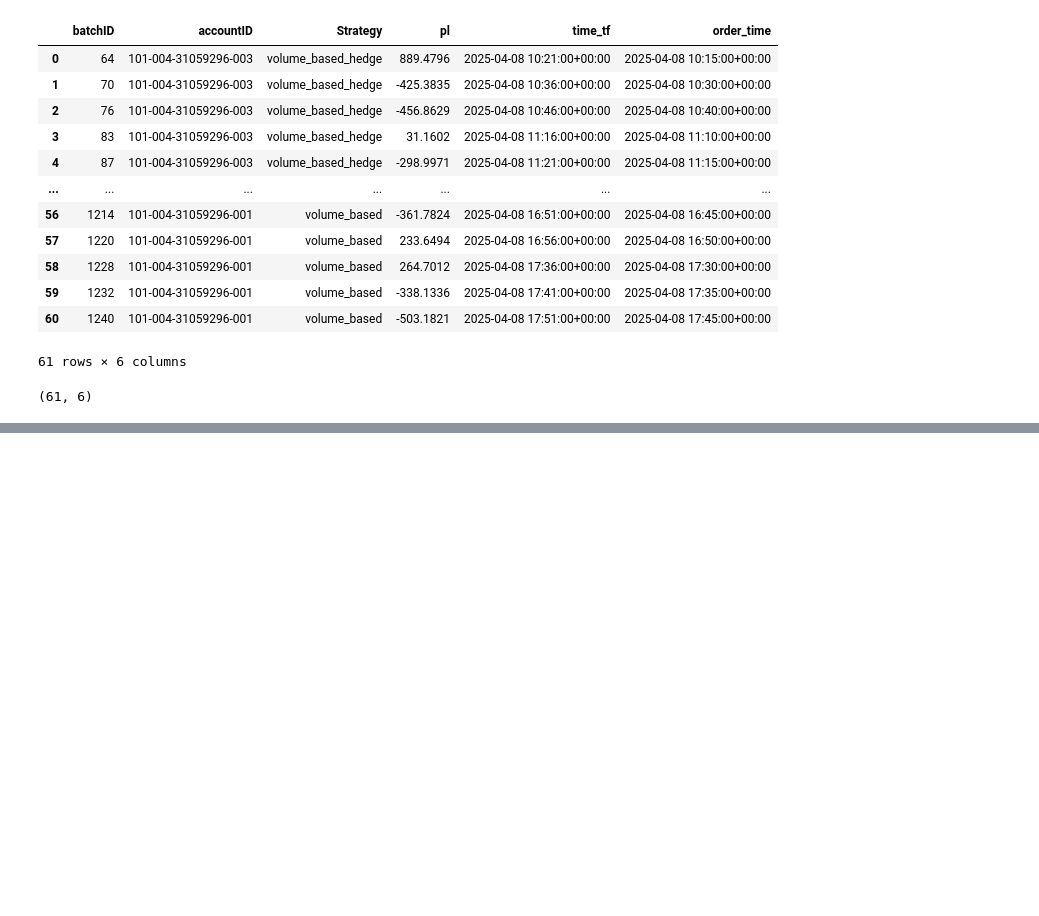
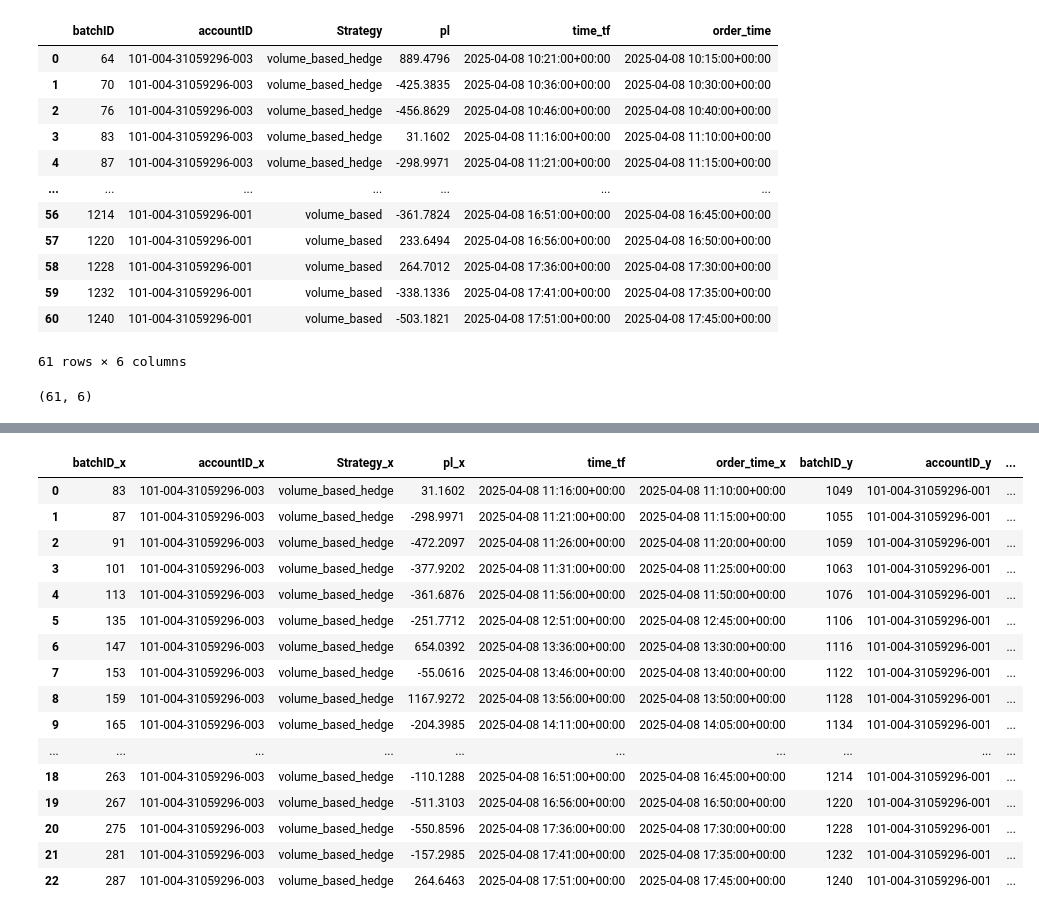
Before and after one commit to vgupta2710/Equity-Plans, a Jupyter notebook: deepnote/Data_Importer/3. Forex PnL.ipynb, the cells around one changed output, grey strips where cells are left out. Drawn from its saved outputs; the diff is of its cells as text; code cells hidden in the pictures; blank space fills up the shorter version.

```diff
--- a/deepnote/Data_Importer/3. Forex PnL.ipynb
+++ b/deepnote/Data_Importer/3. Forex PnL.ipynb
@@ -74,7 +74,7 @@ trans_orders.shape
 # %% [output]
 (61, 6)
 # %%
-pd.merge(
+strategy_agg=pd.merge(
     trans_orders[trans_orders['accountID']=='101-004-31059296-003'],
     trans_orders[trans_orders['accountID']=='101-004-31059296-001'],
-    on = 'time_tf').columns
+    on = 'time_tf')
@@ -85,0 +89,20 @@ Index(['batchID_x', 'accountID_x', 'Strategy_x', 'pl_x', 'time_tf',
+# %%
+strategy_agg[strategy_agg['time_tf'].dt.date == strategy_agg['time_tf'].dt.date.max()]
+# %% [output]
+|  | batchID_x | accountID_x | Strategy_x | pl_x | time_tf | order_time_x | batchID_y | accountID_y | ... |
+| 0 | 83 | 101-004-31059296-003 | volume_based_hedge | 31.1602 | 2025-04-08 11:16:00+00:00 | 2025-04-08 11:10:00+00:00 | 1049 | 101-004-31059296-001 | ... |
+| 1 | 87 | 101-004-31059296-003 | volume_based_hedge | -298.9971 | 2025-04-08 11:21:00+00:00 | 2025-04-08 11:15:00+00:00 | 1055 | 101-004-31059296-001 | ... |
+| 2 | 91 | 101-004-31059296-003 | volume_based_hedge | -472.2097 | 2025-04-08 11:26:00+00:00 | 2025-04-08 11:20:00+00:00 | 1059 | 101-004-31059296-001 | ... |
+| 3 | 101 | 101-004-31059296-003 | volume_based_hedge | -377.9202 | 2025-04-08 11:31:00+00:00 | 2025-04-08 11:25:00+00:00 | 1063 | 101-004-31059296-001 | ... |
+| 4 | 113 | 101-004-31059296-003 | volume_based_hedge | -361.6876 | 2025-04-08 11:56:00+00:00 | 2025-04-08 11:50:00+00:00 | 1076 | 101-004-31059296-001 | ... |
+| 5 | 135 | 101-004-31059296-003 | volume_based_hedge | -251.7712 | 2025-04-08 12:51:00+00:00 | 2025-04-08 12:45:00+00:00 | 1106 | 101-004-31059296-001 | ... |
+| 6 | 147 | 101-004-31059296-003 | volume_based_hedge | 654.0392 | 2025-04-08 13:36:00+00:00 | 2025-04-08 13:30:00+00:00 | 1116 | 101-004-31059296-001 | ... |
+| 7 | 153 | 101-004-31059296-003 | volume_based_hedge | -55.0616 | 2025-04-08 13:46:00+00:00 | 2025-04-08 13:40:00+00:00 | 1122 | 101-004-31059296-001 | ... |
+| 8 | 159 | 101-004-31059296-003 | volume_based_hedge | 1167.9272 | 2025-04-08 13:56:00+00:00 | 2025-04-08 13:50:00+00:00 | 1128 | 101-004-31059296-001 | ... |
+| 9 | 165 | 101-004-31059296-003 | volume_based_hedge | -204.3985 | 2025-04-08 14:11:00+00:00 | 2025-04-08 14:05:00+00:00 | 1134 | 101-004-31059296-001 | ... |
+| ... | ... | ... | ... | ... | ... | ... | ... | ... | ... |
+| 18 | 263 | 101-004-31059296-003 | volume_based_hedge | -110.1288 | 2025-04-08 16:51:00+00:00 | 2025-04-08 16:45:00+00:00 | 1214 | 101-004-31059296-001 | ... |
+| 19 | 267 | 101-004-31059296-003 | volume_based_hedge | -511.3103 | 2025-04-08 16:56:00+00:00 | 2025-04-08 16:50:00+00:00 | 1220 | 101-004-31059296-001 | ... |
+| 20 | 275 | 101-004-31059296-003 | volume_based_hedge | -550.8596 | 2025-04-08 17:36:00+00:00 | 2025-04-08 17:30:00+00:00 | 1228 | 101-004-31059296-001 | ... |
+| 21 | 281 | 101-004-31059296-003 | volume_based_hedge | -157.2985 | 2025-04-08 17:41:00+00:00 | 2025-04-08 17:35:00+00:00 | 1232 | 101-004-31059296-001 | ... |
+| 22 | 287 | 101-004-31059296-003 | volume_based_hedge | 264.6463 | 2025-04-08 17:51:00+00:00 | 2025-04-08 17:45:00+00:00 | 1240 | 101-004-31059296-001 | ... |
```
Also changed, not shown: parts of 4 cells of this notebook, 1 other file.
